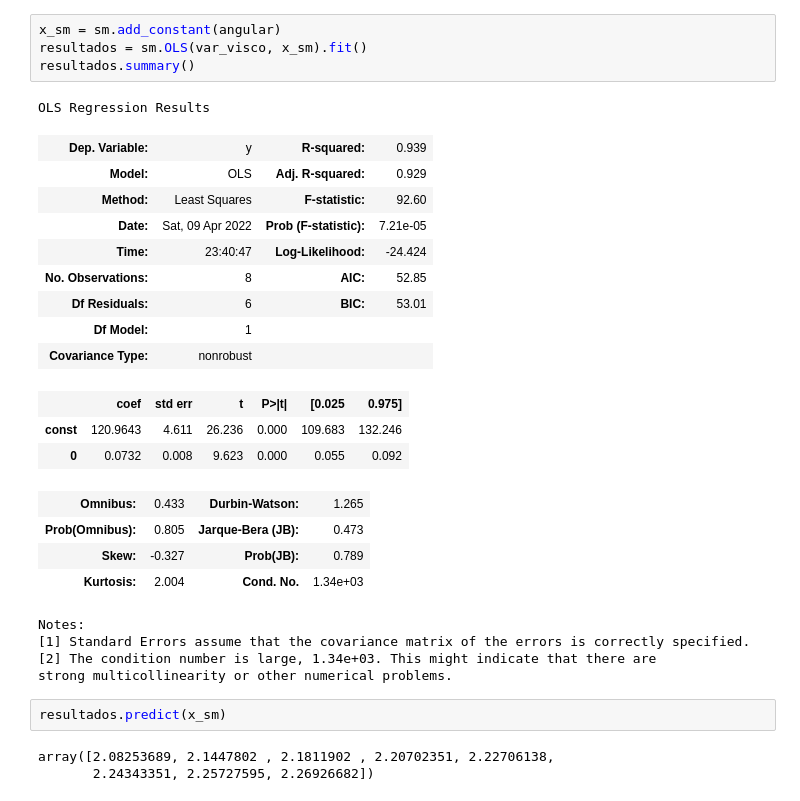
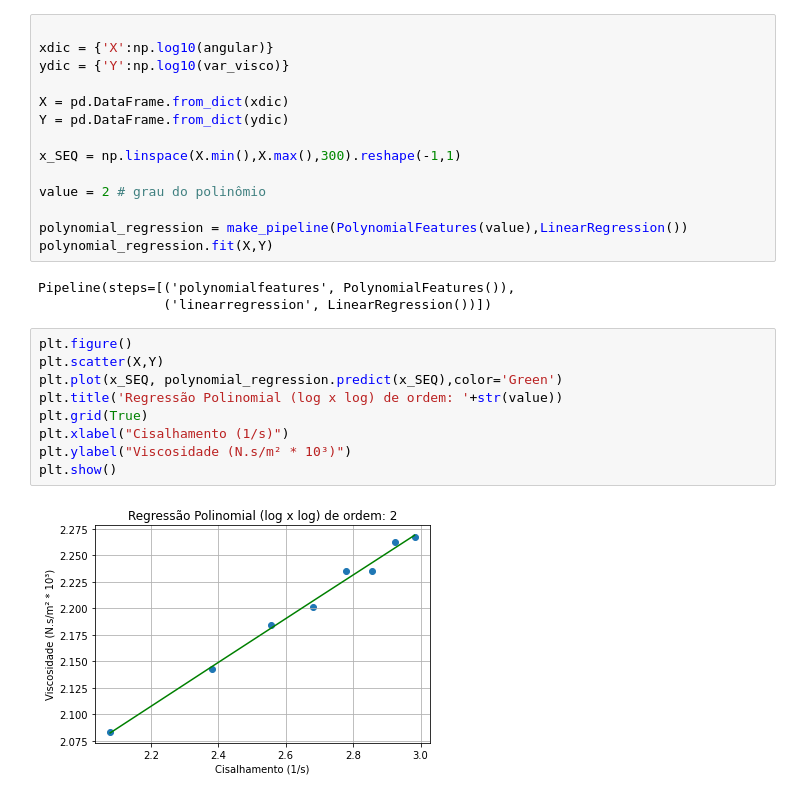
Before and after one commit to ahpqmiranda/ufpa_materiais, a Jupyter notebook: Mecânica dos Fluidos/logaritmandos.ipynb, the cells around one changed output. Cells and saved outputs as stored; diff of their text form.

Commit message:
MANHÃ 13/04: MODELO FINALIZADO

```diff
--- a/Mecânica dos Fluidos/logaritmandos.ipynb
+++ b/Mecânica dos Fluidos/logaritmandos.ipynb
@@ -41,34 +41,31 @@ quadro_info
 | 5 | 60 | 6.283185 | 720.0 | 172.0 | ... |
 | 6 | 70 | 7.330383 | 840.0 | 183.0 | ... |
 | 7 | 80 | 8.377580 | 960.0 | 185.0 | ... |
-# %%
-x_sm = sm.add_constant(angular)
-resultados = sm.OLS(var_visco, x_sm).fit()
-resultados.summary()
-# %% [output]
-OLS Regression Results
-| Dep. Variable: | y | R-squared: | 0.939 |
-| Model: | OLS | Adj. R-squared: | 0.929 |
-| Method: | Least Squares | F-statistic: | 92.60 |
-| Date: | Sat, 09 Apr 2022 | Prob (F-statistic): | 7.21e-05 |
-| Time: | 23:40:47 | Log-Likelihood: | -24.424 |
-| No. Observations: | 8 | AIC: | 52.85 |
-| Df Residuals: | 6 | BIC: | 53.01 |
-| Df Model: | 1 |  |  |
-| Covariance Type: | nonrobust |  |  |
-|  | coef | std err | t | P>|t| | [0.025 | 0.975] |
-| const | 120.9643 | 4.611 | 26.236 | 0.000 | 109.683 | 132.246 |
-| 0 | 0.0732 | 0.008 | 9.623 | 0.000 | 0.055 | 0.092 |
-| Omnibus: | 0.433 | Durbin-Watson: | 1.265 |
-| Prob(Omnibus): | 0.805 | Jarque-Bera (JB): | 0.473 |
-| Skew: | -0.327 | Prob(JB): | 0.789 |
-| Kurtosis: | 2.004 | Cond. No. | 1.34e+03 |
-Notes:
-[1] Standard Errors assume that the covariance matrix of the errors is correctly specified.
-[2] The condition number is large, 1.34e+03. This might indicate that there are
-strong multicollinearity or other numerical problems.
-# %%
-resultados.predict(x_sm)
-# %% [output]
-array([2.08253689, 2.1447802 , 2.1811902 , 2.20702351, 2.22706138,
-       2.24343351, 2.25727595, 2.26926682])
+# %%
+
+xdic = {'X':np.log10(angular)}
+ydic = {'Y':np.log10(var_visco)}
+
+X = pd.DataFrame.from_dict(xdic)
+Y = pd.DataFrame.from_dict(ydic)
+
+x_SEQ = np.linspace(X.min(),X.max(),300).reshape(-1,1)
+
+value = 2 # grau do polinômio
+
+polynomial_regression = make_pipeline(PolynomialFeatures(value),LinearRegression())
+polynomial_regression.fit(X,Y)
+# %% [output]
+Pipeline(steps=[('polynomialfeatures', PolynomialFeatures()),
+                ('linearregression', LinearRegression())])
+# %%
+plt.figure()
+plt.scatter(X,Y)
+plt.plot(x_SEQ, polynomial_regression.predict(x_SEQ),color='Green')
+plt.title('Regressão Polinomial (log x log) de ordem: '+str(value))
+plt.grid(True)
+plt.xlabel("Cisalhamento (1/s)")
+plt.ylabel("Viscosidade (N.s/m² * 10³)")
+plt.show()
+# %% [output]
+[figure, added]
```
Also changed, not shown: parts of 5 cells of this notebook, 1 other file.
